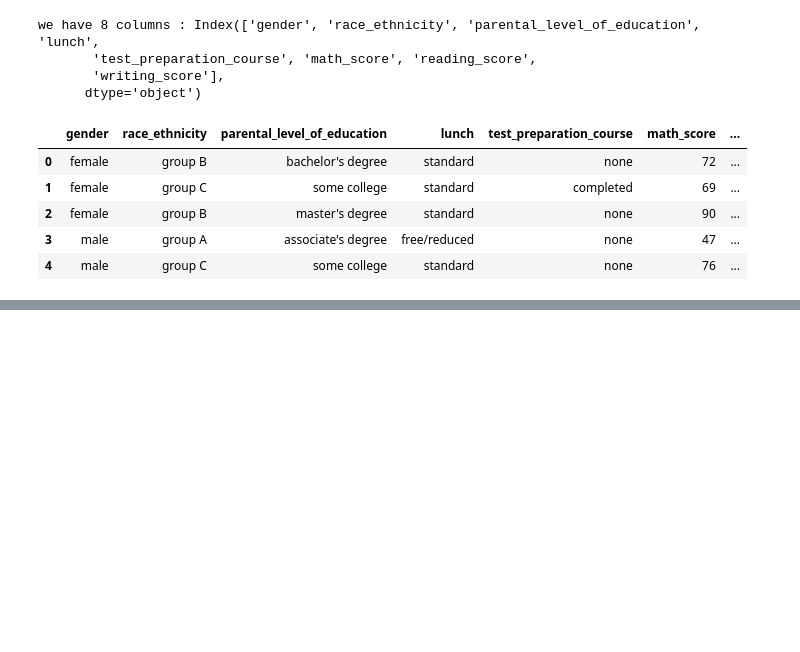
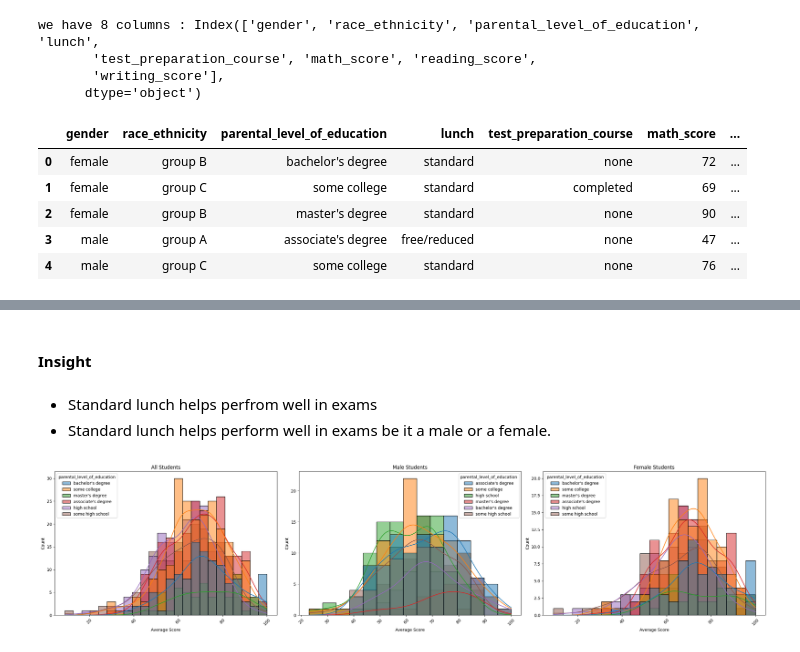
Before and after one commit to rui-2002/mlproject, a Jupyter notebook: notebook/1. EDA Student.ipynb, the cells around one changed output, grey strips where cells are left out. Cells and saved outputs as stored; diff of their text form; code cells hidden in the pictures; blank space fills up the shorter version.

```diff
--- a/notebook/1. EDA Student.ipynb
+++ b/notebook/1. EDA Student.ipynb
@@ -211,0 +277,31 @@ print(f"Number of students with less than 20 marks in Writing: ",{writing_})
+# %% [markdown]
+#### Insight
+# %% [markdown]
+* Standard lunch helps perfrom well in exams
+* Standard lunch helps perform well in exams be it a male or a female.
+# %%
+
+fig, axes = plt.subplots(1, 3, figsize=(25, 6))  # Create 1 row, 3 columns of subplots
+
+# Plot 1: All students
+sns.histplot(data=df, x='average', kde=True, hue='parental_level_of_education', ax=axes[0])
+axes[0].set_title('All Students')
+axes[0].set_xlabel('Average Score')
+axes[0].tick_params(axis='x', rotation=45)
+
+# Plot 2: Male students
+sns.histplot(data=df[df.gender == 'male'], x='average', kde=True, hue='parental_level_of_education', ax=axes[1])
+axes[1].set_title('Male Students')
+axes[1].set_xlabel('Average Score')
+axes[1].tick_params(axis='x', rotation=45)
+
+# Plot 3: Female students
+sns.histplot(data=df[df.gender == 'female'], x='average', kde=True, hue='parental_level_of_education', ax=axes[2])
+axes[2].set_title('Female Students')
+axes[2].set_xlabel('Average Score')
+axes[2].tick_params(axis='x', rotation=45)
+
+plt.tight_layout()
+plt.show()
+# %% [output]
+[figure, added]
```
Also changed, not shown: parts of 14 cells of this notebook, 1 other file.
